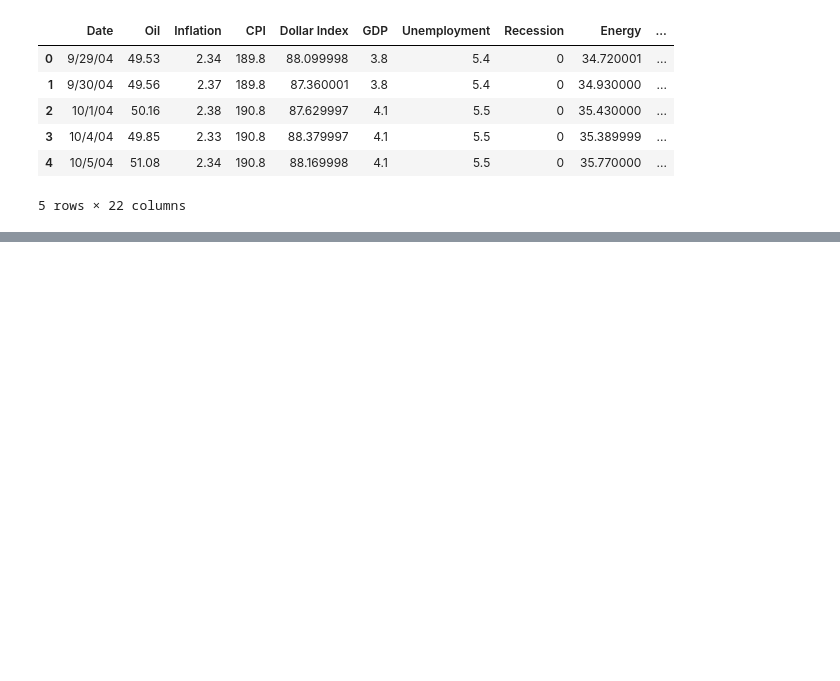
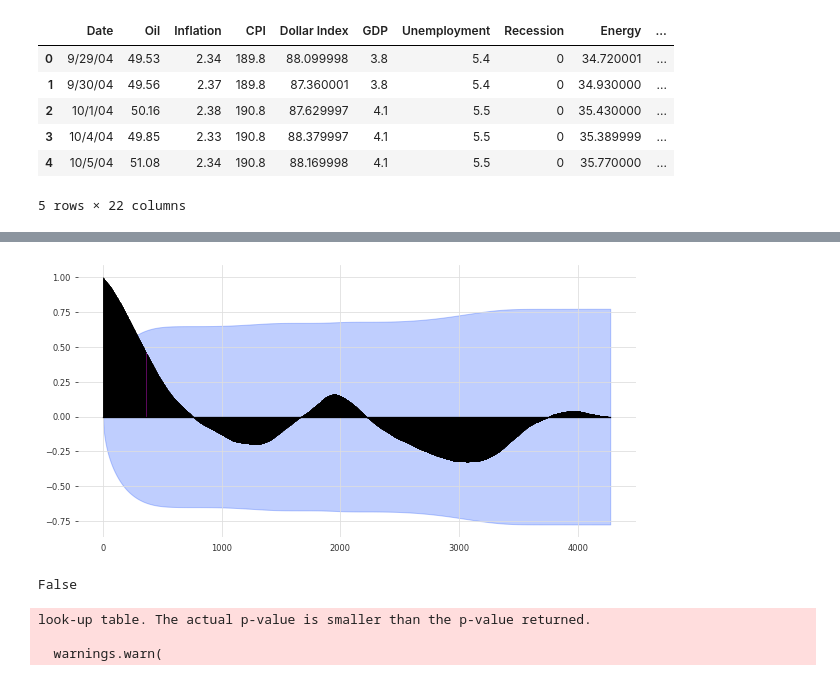
Before and after one commit to shawnmccarthy/temporal, a Jupyter notebook: Temporal/tcn.ipynb, the cells around one changed output, grey strips where cells are left out. Saved outputs shown, nothing was run; the diff lists cells and outputs as text; code cells hidden in the pictures; blank space fills up the shorter version.

```diff
--- a/Temporal/tcn.ipynb
+++ b/Temporal/tcn.ipynb
@@ -70,2 +112,14 @@ series_transformed.plot()
+# %%
+plot_acf(series_transformed["Spy"], 365, max_lag=series_transformed.n_timesteps-1)
+# %% [output]
+[figure, added]
+# %%
+stationary = stationarity_tests(series_transformed["Spy"])
+print(stationary)
+# %% [output]
+False
+look-up table. The actual p-value is smaller than the p-value returned.
+
+  warnings.warn(
 # %%
 # We'll use the day as a covariate
```
Also changed, not shown: parts of 27 cells of this notebook, 4 other files.
